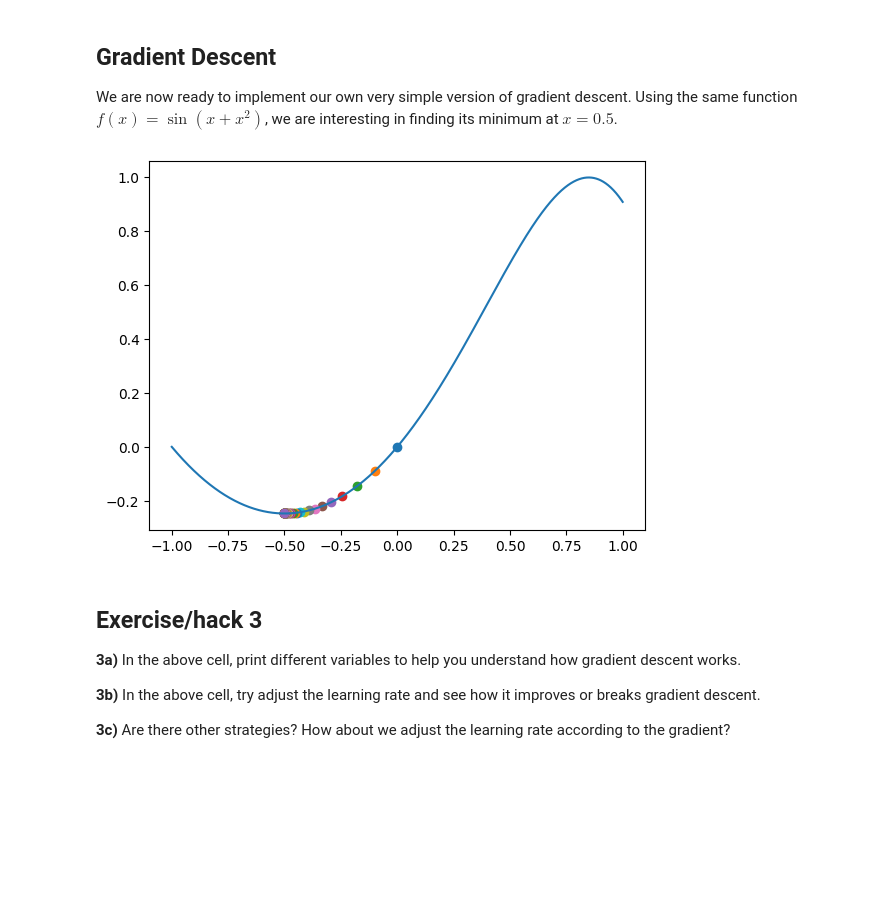
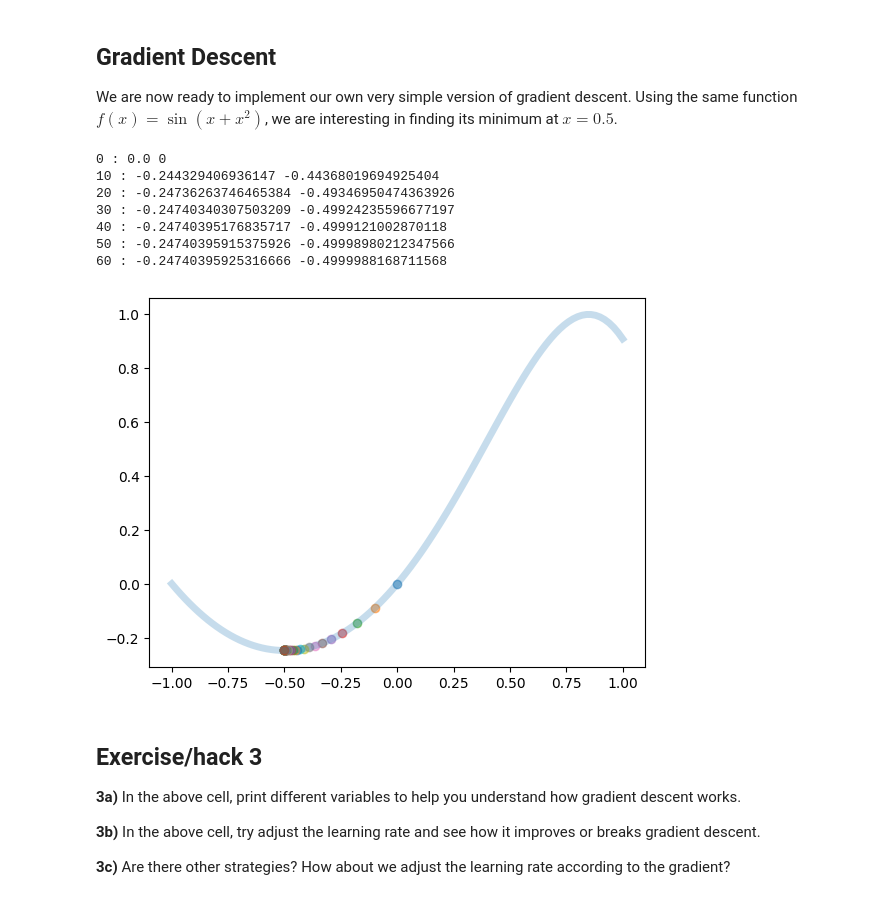
Before and after one commit to rndsrc/dl, a Jupyter notebook: ad-gd.ipynb, the cells around one changed output. Saved outputs shown, nothing was run; the diff lists cells and outputs as text; code cells hidden in the pictures; blank space fills up the shorter version.

```diff
--- a/ad-gd.ipynb
+++ b/ad-gd.ipynb
@@ -72,10 +72,21 @@ class Dual(tuple):
     def __mul__(self, r):
         return Dual(
             V(self) * V(r),
-            V(self) * D(r) + D(self) * V(r),
+            D(self) * V(r) + V(self) * D(r),
         )
     def __rmul__(self, l):
         return self * l # multiplication commutes
+
+    def __truediv__(self, r):
+        return Dual(
+            V(self) / V(r),
+            (D(self) * V(r) - V(self) * D(r)) / (V(r) * V(r)),
+        )
+    def __rtruediv__(self, l):
+        return Dual(
+            V(l) / V(self),
+            (D(l) * V(self) - V(l) * D(self)) / (V(self) * V(self)),
+        )
 
     def __pow__(self, r): # assume r is constant
         if r == 0:
@@ -174,24 +185,34 @@ and try our autodiff.
 We are now ready to implement our own very simple version of gradient descent.
 Using the same function $f(x) = \sin(x + x^2)$, we are interesting in finding its minimum at $x = 0.5$.
 # %%
-X = np.linspace(-1,1,num=10001)
-plt.plot(X, f(X)[0])
+plt.plot(X, Y, lw=5, alpha=0.25)
 
-x    = 0.0 # initial value
-rate = 0.1 # learning rate
+x    = 0    # initial value
+rate = 0.1  # learning rate
+nmax = 1000 # maximum number of iteration
 
-y, dy = f(Dual(x))
-plt.scatter([x], [y])
+for i in range(nmax):
+    y, dy = f(Dual(x))
 
-while abs(dy) > 1e-6:
+    if abs(dy) < 1e-6:
+        break
+    elif i % 10 == 0:
+        print(i, ':', y, x)
+
+    plt.scatter([x], [y], alpha=0.5)
     x = x - rate * dy
-    y, dy = f(Dual(x))
-    plt.scatter([x], [y])
 
 #plt.xlim(-0.51, -0.49)
 #plt.ylim(-0.247425,  -0.2473)
 # %% [output]
+0 : 0.0 0
+10 : -0.244329406936147 -0.44368019694925404
+20 : -0.24736263746465384 -0.49346950474363926
+30 : -0.24740340307503209 -0.49924235596677197
+40 : -0.24740395176835717 -0.4999121002870118
+50 : -0.24740395915375926 -0.49998980212347566
+60 : -0.24740395925316666 -0.4999988168711568
-[figure, old version]
+[figure, new version]
 # %% [markdown]
 ## Exercise/hack 3
 
```
Also changed, not shown: parts of 8 cells of this notebook.
